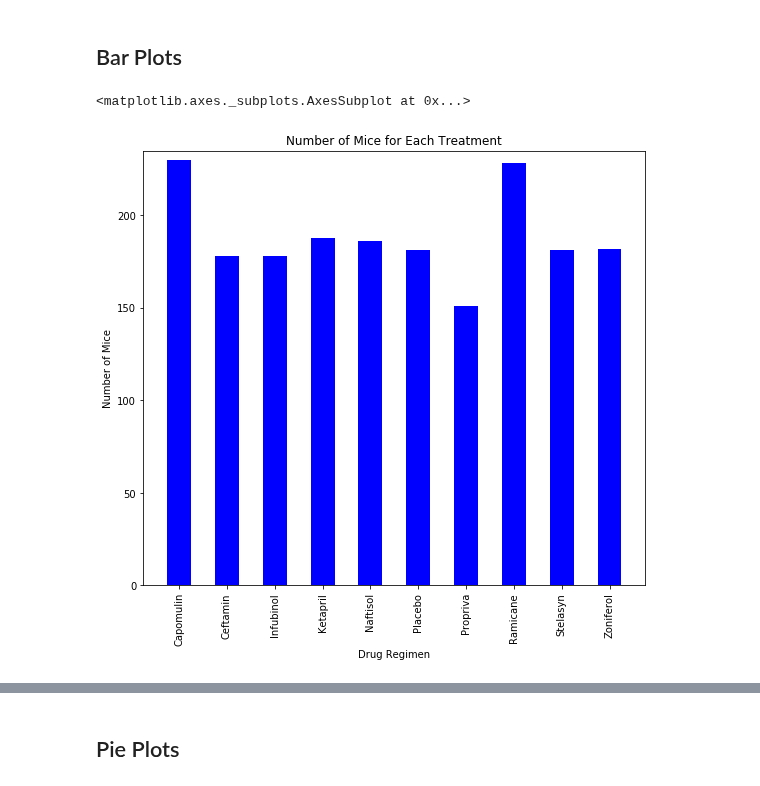
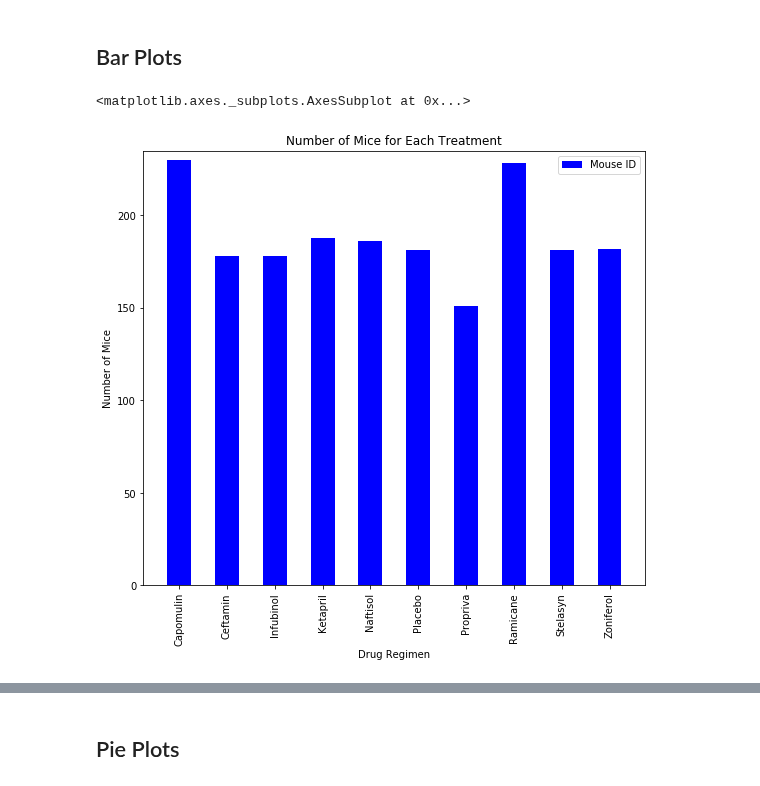
Before and after one commit to olivesun1213/Matplotlib, a Jupyter notebook: Unit 05 - Matplotlib_Homework_Instructions_Pymaceuticals_pymaceuticals_starter.ipynb, the cells around one changed output, grey strips where cells are left out. Drawn from its saved outputs; the diff is of its cells as text; code cells hidden in the pictures.

```diff
--- a/Unit 05 - Matplotlib_Homework_Instructions_Pymaceuticals_pymaceuticals_starter.ipynb
+++ b/Unit 05 - Matplotlib_Homework_Instructions_Pymaceuticals_pymaceuticals_starter.ipynb
@@ -225,18 +227,22 @@ summary
 ## Bar Plots
 # %%
 # Generate a bar plot showing the number of mice per time point for each treatment throughout the course of the study using pandas.
+#y axis
 total_mice=newtable.groupby("Drug Regimen")["Mouse ID"].count()
+#x axis and conver to interger
 x_axis= newtable["Drug Regimen"].unique()
 total_mice=total_mice.astype(int)
-total_mice_chart=total_mice.plot(kind="bar", figsize=(9,8),color='b', title="Number of Mice for Each Treatment",width=0.5)
+#plot
+total_mice_chart=total_mice.plot(kind="bar", figsize=(9,8),color='b', title="Number of Mice for Each Treatment",width=0.5,legend=True)
+#format
 total_mice_chart.set_xlabel("Drug Regimen")
 total_mice_chart.set_ylabel("Number of Mice")
 total_mice_chart.set_xlim(-0.75, len(x_axis)-0.25)
 total_mice_chart.set_ylim(0, max(total_mice)+5)
 total_mice_chart
 # %% [output]
 <matplotlib.axes._subplots.AxesSubplot at 0x...>
-[figure, old version]
+[figure, new version]
 # %%
 # Generate a bar plot showing the number of mice per time point for each treatment throughout the course of the study using pyplot.
 #set x axis and tick locations
```
Also changed, not shown: parts of 11 cells of this notebook.
